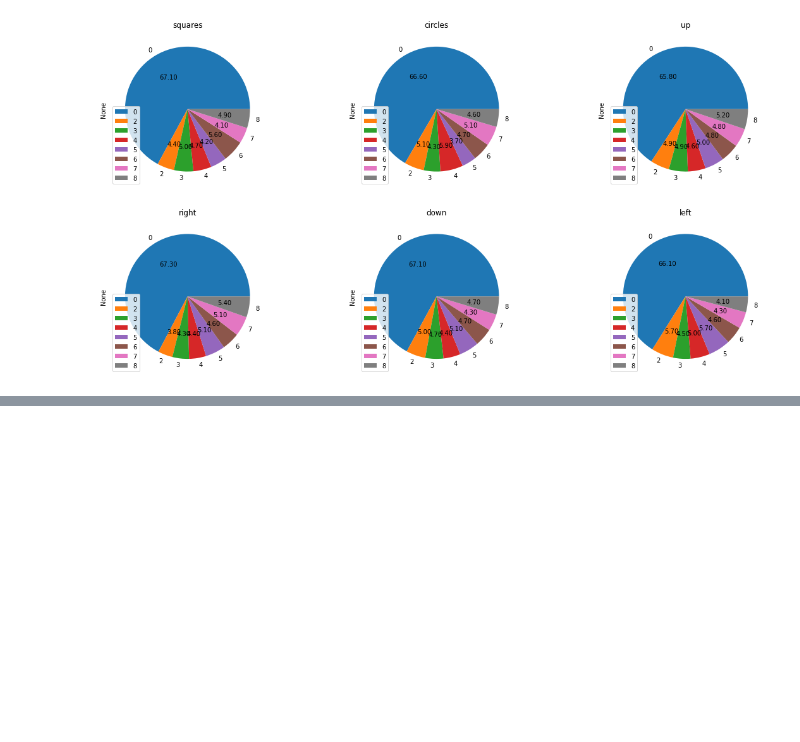
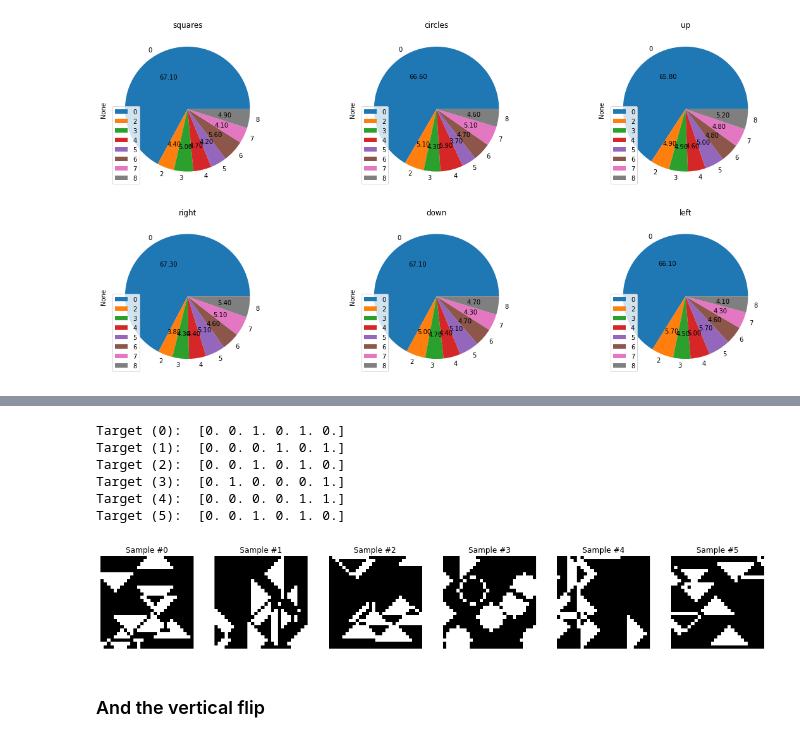
Before and after one commit to mniedziolka/dl-shapes, a Jupyter notebook: data_analysis.ipynb, the cells around one changed output, grey strips where cells are left out. Cells and saved outputs as stored; diff of their text form; code cells hidden in the pictures; blank space fills up the shorter version.

```diff
--- a/data_analysis.ipynb
+++ b/data_analysis.ipynb
@@ -76,0 +143,12 @@ plot_distribution_of_results(df[9000:10000])
+# %%
+draw_example(dataset_horizontal)
+# %% [output]
+Target (0):  [0. 0. 1. 0. 1. 0.]
+Target (1):  [0. 0. 0. 1. 0. 1.]
+Target (2):  [0. 0. 1. 0. 1. 0.]
+Target (3):  [0. 1. 0. 0. 0. 1.]
+Target (4):  [0. 0. 0. 0. 1. 1.]
+Target (5):  [0. 0. 1. 0. 1. 0.]
+[figure, added]
+# %% [markdown]
+### And the vertical flip
```
Also changed, not shown: parts of 13 cells of this notebook.
